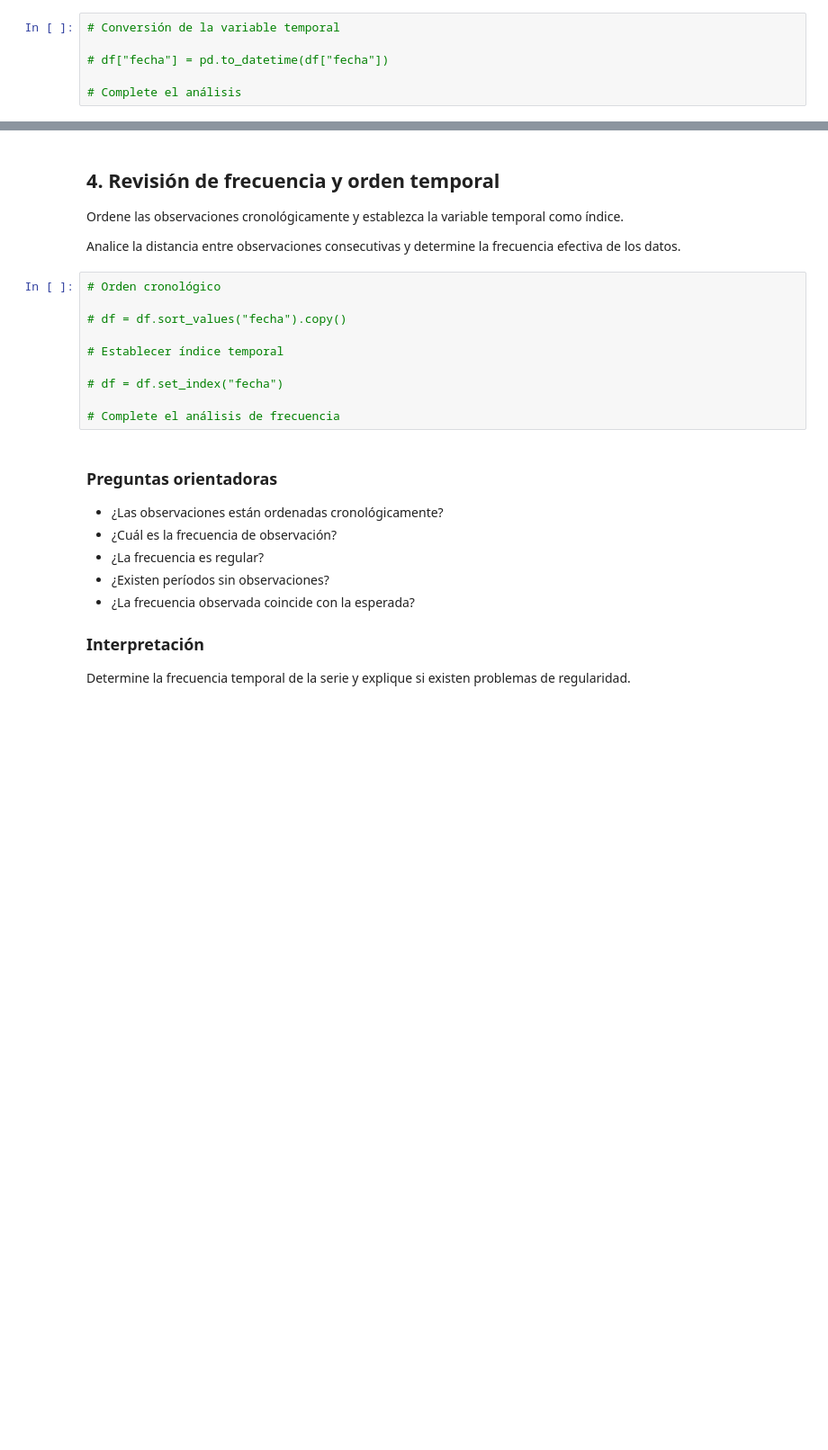
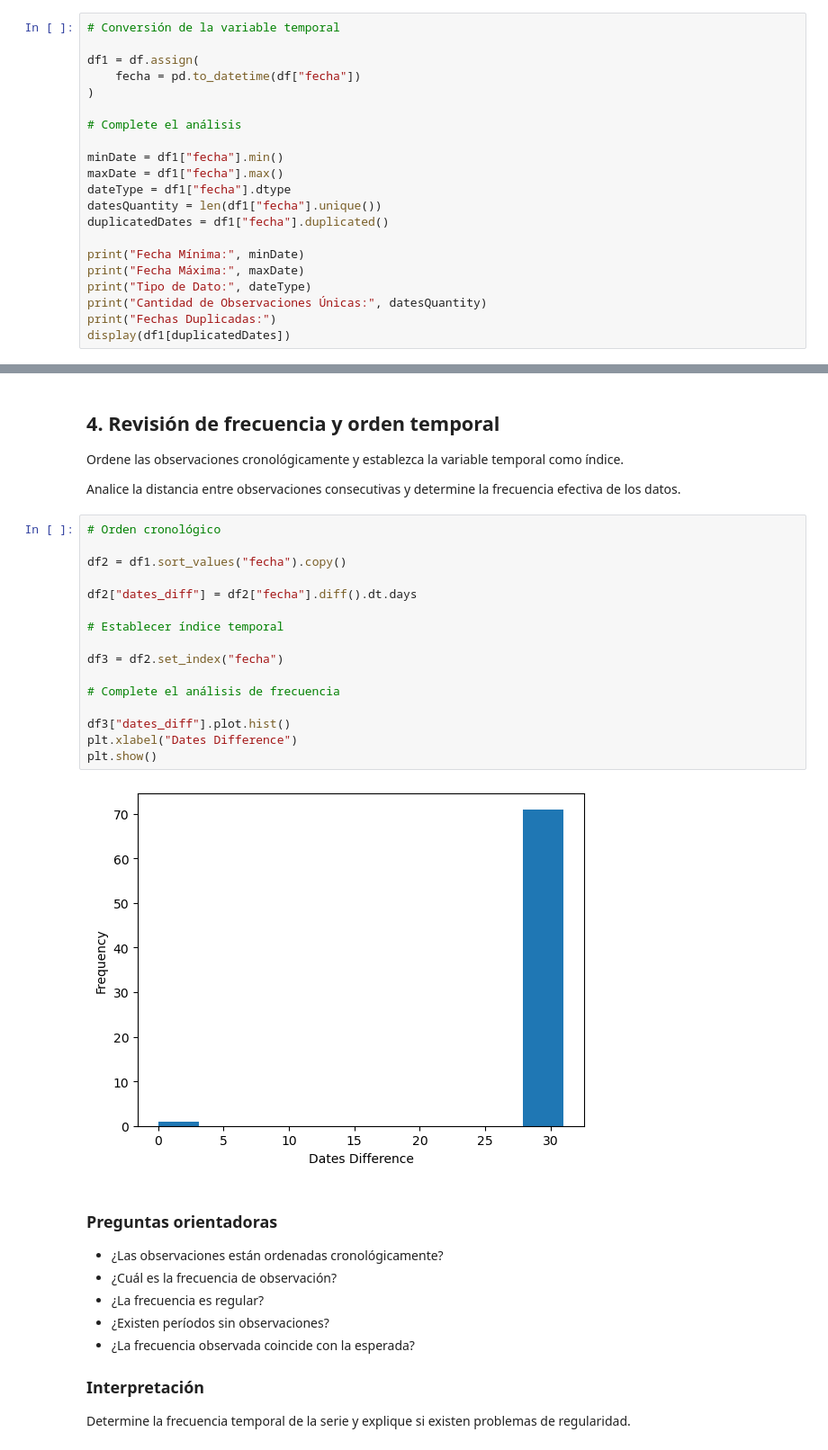
Before and after one commit to LUCHER4321/jupyter-time-series, a Jupyter notebook: Laboratorio_04_Series_Temporales.ipynb, the cells around one changed output, grey strips where cells are left out. Shown at 90% size. Saved outputs shown, nothing was run; the diff lists cells and outputs as text; blank space fills up the shorter version.

```diff
--- a/Laboratorio_04_Series_Temporales.ipynb
+++ b/Laboratorio_04_Series_Temporales.ipynb
@@ -86,6 +118,21 @@ Determine:
 # %%
 # Conversión de la variable temporal
 
-# df["fecha"] = pd.to_datetime(df["fecha"])
+df1 = df.assign(
+    fecha = pd.to_datetime(df["fecha"])
+)
 
 # Complete el análisis
+
+minDate = df1["fecha"].min()
+maxDate = df1["fecha"].max()
+dateType = df1["fecha"].dtype
+datesQuantity = len(df1["fecha"].unique())
+duplicatedDates = df1["fecha"].duplicated()
+
+print("Fecha Mínima:", minDate)
+print("Fecha Máxima:", maxDate)
+print("Tipo de Dato:", dateType)
+print("Cantidad de Observaciones Únicas:", datesQuantity)
+print("Fechas Duplicadas:")
+display(df1[duplicatedDates])
@@ -110,13 +174,21 @@ Analice la distancia entre observaciones consecutivas y determine la frecuencia
 # %%
 # Orden cronológico
 
-# df = df.sort_values("fecha").copy()
+df2 = df1.sort_values("fecha").copy()
+
+df2["dates_diff"] = df2["fecha"].diff().dt.days
 
 # Establecer índice temporal
 
-# df = df.set_index("fecha")
+df3 = df2.set_index("fecha")
 
 # Complete el análisis de frecuencia
+
+df3["dates_diff"].plot.hist()
+plt.xlabel("Dates Difference")
+plt.show()
+# %% [output]
+[figure, added]
 # %% [markdown]
 ### Preguntas orientadoras
 
```
Also changed, not shown: parts of 23 cells of this notebook.
